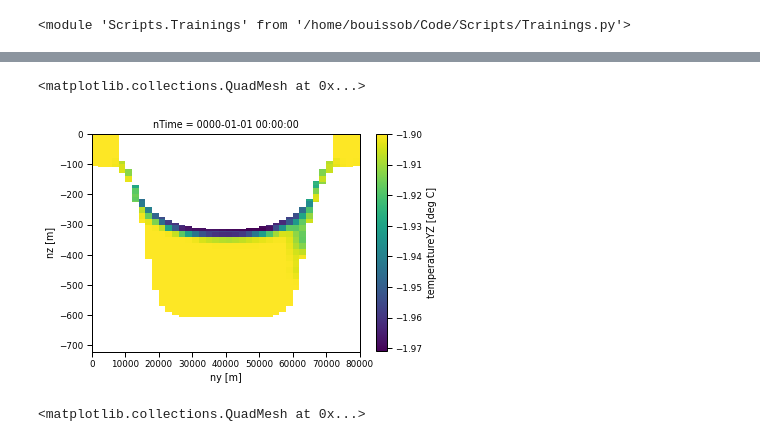
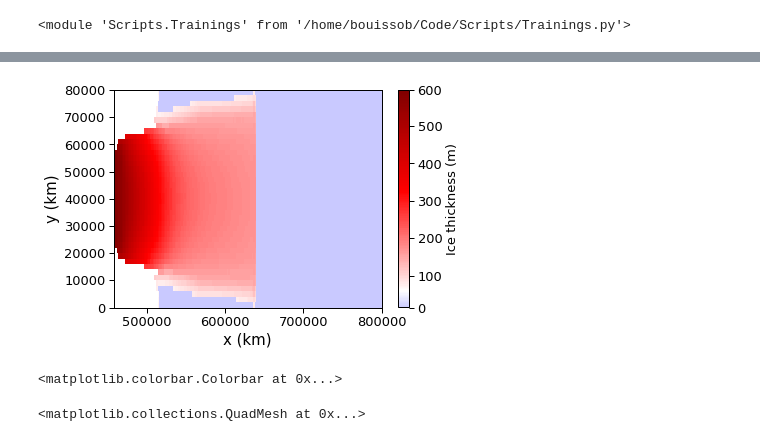
Before and after one commit to BenBouiss/NN_intern_2022, a Jupyter notebook: Benchmark_results.ipynb, the cells around one changed output, grey strips where cells are left out. Saved outputs shown, nothing was run; the diff lists cells and outputs as text; code cells hidden in the pictures.

```diff
--- a/Benchmark_results.ipynb
+++ b/Benchmark_results.ipynb
@@ -79,9 +136,45 @@ d.temperatureXZ.isel(nTime = 0).plot()
 [figure]
 # %%
-d.temperatureYZ.isel(nTime = 0).plot()
+Bet_path = '/bettik/bouissob/'
+p = Bet_path + 'ISOMIP+/Ocean1_COM_NEMO-CNRS.nc'
+cmap = plt.get_cmap('seismic')
+#p = Bet_path + 'FAVIER_2019/CPL_EXP22_rst_COM_NEMO-CNRS.nc'
+d2 = xr.open_dataset(p)
+d2 = d.assign_coords({'nx': d.x,
+                           'ny': d.y,
+                           'nz':  d.z,
+                           'nTime': d.time})
+d2.assign_coords()
-# %% [output]
-<matplotlib.collections.QuadMesh at 0x...>
-[figure, removed]
+# %%
+class MidpointNormalize(mcolors.Normalize):
+    def __init__(self, vmin=None, vmax=None, midpoint=None, clip=False):
+        self.midpoint = midpoint
+        mcolors.Normalize.__init__(self, vmin, vmax, clip)
+
+    def __call__(self, value, clip=None):
+        v_ext = np.max( [ np.abs(self.vmin), np.abs(self.vmax) ] )
+        x, y = [-v_ext, self.midpoint, v_ext], [0, 0.5, 1]
+        return np.ma.masked_array(np.interp(value, x, y))
+# %%
+d = d2
+d = d.iceDraft.dropna('nx', 'all')
+fig, ax = plt.subplots()
+norm = MidpointNormalize( midpoint = 70 )
+d.plot(ax = ax, cmap = cmap, norm = norm)
+SIZE = 15
+ax.set_xlabel('x (km)', fontsize = SIZE)
+ax.set_ylabel('y (km)', fontsize = SIZE)
+ax.tick_params(labelsize = SIZE - 2)
+cbar = ax.collections[0].colorbar
+cbar.ax.tick_params(labelsize=13)
+cbar.ax.set_ylabel('Ice thickness (m)', fontsize = 13)
+plt.savefig(os.path.join(PWD, 'Image_output', 'Topo_Ocean1T-0.png'),facecolor='white', bbox_inches = "tight", dpi = 300)
+# %% [output]
+[figure, added]
+# %%
+cbar.ax.lab
+# %% [output]
+<matplotlib.colorbar.Colorbar at 0x...>
 # %%
 d.meltRate.isel(nTime = 0).plot()
 # %% [output]
```
Also changed, not shown: parts of 9 cells of this notebook, 32 other files.
